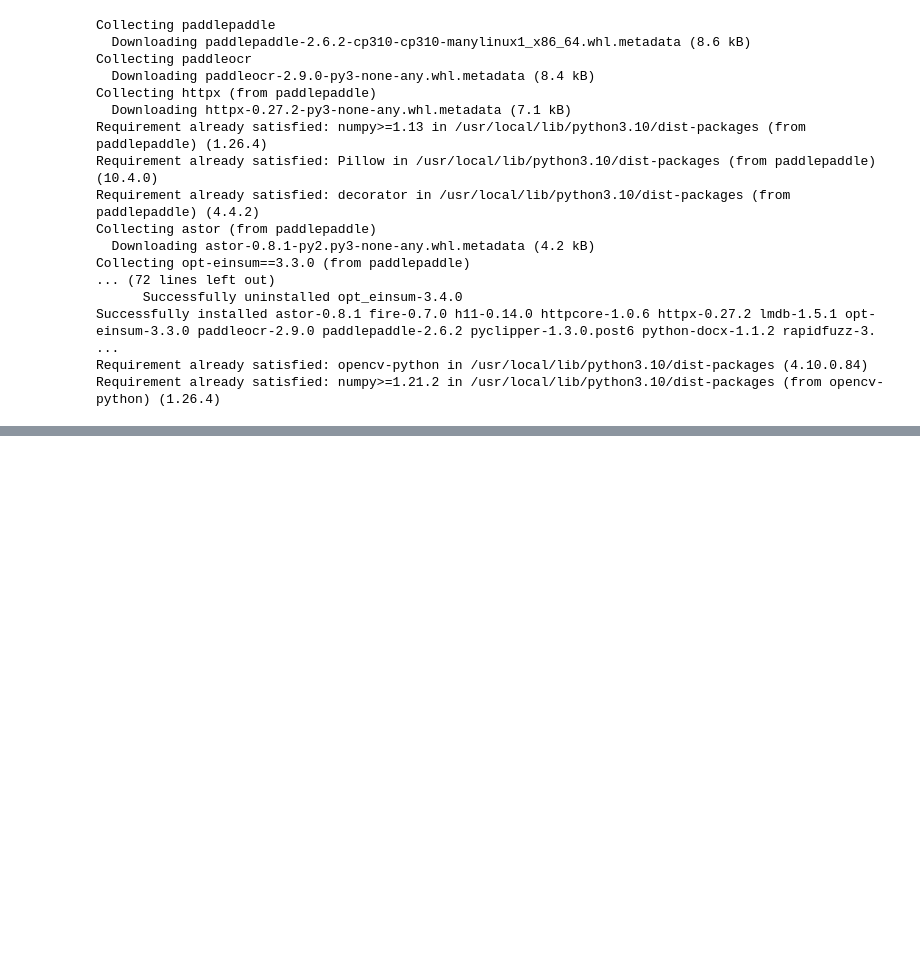
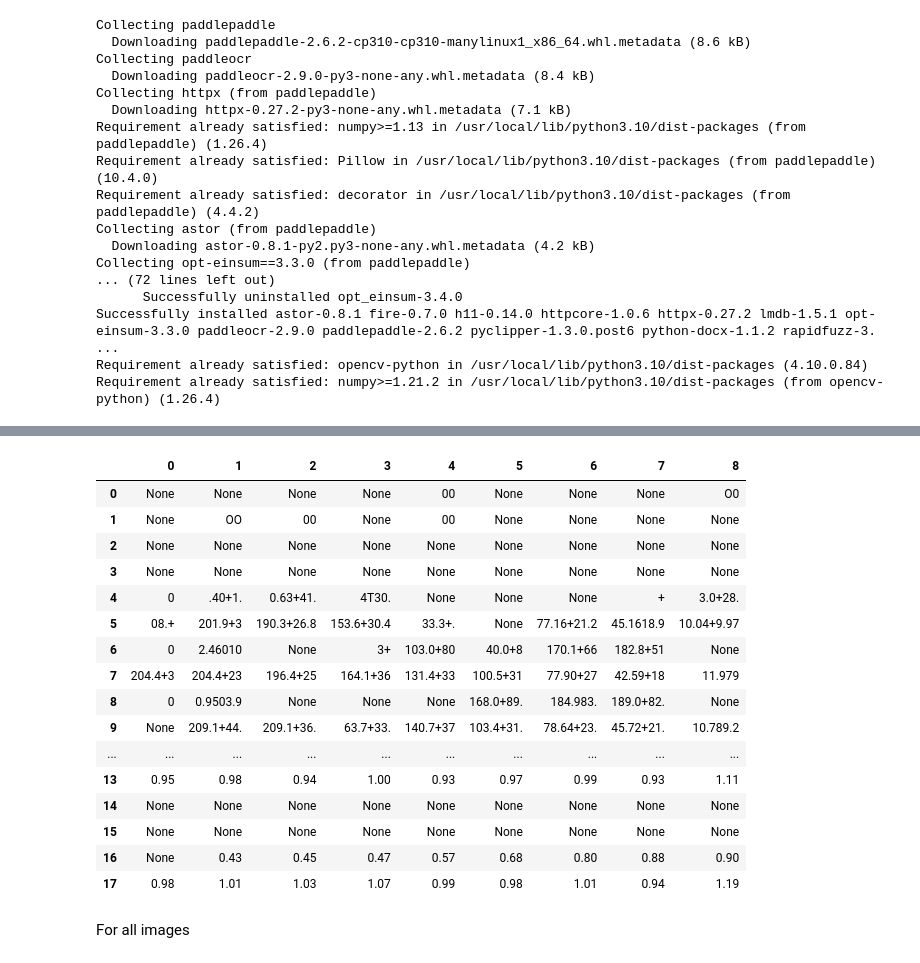
Before and after one commit to Jehan98/week_3_assignment, a Jupyter notebook: week_3_assign.ipynb, the cells around one changed output, grey strips where cells are left out. Saved outputs shown, nothing was run; the diff lists cells and outputs as text; code cells hidden in the pictures; blank space fills up the shorter version.

```diff
--- a/week_3_assign.ipynb
+++ b/week_3_assign.ipynb
@@ -547,0 +466,26 @@ Table data extracted and saved to extracted_table_data.csv
+# %%
+def pil_to_cv2(pil_image):
+    return cv2.cvtColor(np.array(pil_image), cv2.COLOR_RGB2BGR)
+# %%
+num_rows = len(table_structure_outs[0][0].tolist())
+num_cols = len(table_structure_outs[0][2].tolist())
+
+data = []
+for i in range(num_rows):
+  tmp_lst = []
+  for j in range(num_cols):
+    idx = i*num_cols + j
+    print(idx)
+    img = table_images[0].crop(sorted_cells[idx])
+    img = pil_to_cv2(img)
+    results = ocr.ocr(img, cls=True)
+    for result in results:
+      if result is None:
+        tmp_lst.append(None)
+      else:
+        tmp_str = ""
+        for result_ in result:
+          tmp_str = tmp_str + result_[-1][0]
+        tmp_lst.append(tmp_str)
+    print(tmp_lst)
+  data.append(tmp_lst)
@@ -547,0 +530,22 @@ Table data extracted and saved to extracted_table_data.csv
+# %%
+df = pd.DataFrame(data)
+# %%
+df
+# %% [output]
+|  | 0 | 1 | 2 | 3 | 4 | 5 | 6 | 7 | 8 |
+| 0 | None | None | None | None | 00 | None | None | None | O0 |
+| 1 | None | OO | 00 | None | 00 | None | None | None | None |
+| 2 | None | None | None | None | None | None | None | None | None |
+| 3 | None | None | None | None | None | None | None | None | None |
+| 4 | 0 | .40+1. | 0.63+41. | 4T30. | None | None | None | + | 3.0+28. |
+| 5 | 08.+ | 201.9+3 | 190.3+26.8 | 153.6+30.4 | 33.3+. | None | 77.16+21.2 | 45.1618.9 | 10.04+9.97 |
+| 6 | 0 | 2.46010 | None | 3+ | 103.0+80 | 40.0+8 | 170.1+66 | 182.8+51 | None |
+| 7 | 204.4+3 | 204.4+23 | 196.4+25 | 164.1+36 | 131.4+33 | 100.5+31 | 77.90+27 | 42.59+18 | 11.979 |
+| 8 | 0 | 0.9503.9 | None | None | None | 168.0+89. | 184.983. | 189.0+82. | None |
+| 9 | None | 209.1+44. | 209.1+36. | 63.7+33. | 140.7+37 | 103.4+31. | 78.64+23. | 45.72+21. | 10.789.2 |
+| ... | ... | ... | ... | ... | ... | ... | ... | ... | ... |
+| 13 | 0.95 | 0.98 | 0.94 | 1.00 | 0.93 | 0.97 | 0.99 | 0.93 | 1.11 |
+| 14 | None | None | None | None | None | None | None | None | None |
+| 15 | None | None | None | None | None | None | None | None | None |
+| 16 | None | 0.43 | 0.45 | 0.47 | 0.57 | 0.68 | 0.80 | 0.88 | 0.90 |
+| 17 | 0.98 | 1.01 | 1.03 | 1.07 | 0.99 | 0.98 | 1.01 | 0.94 | 1.19 |
@@ -547,0 +554,2 @@ Table data extracted and saved to extracted_table_data.csv
+# %% [markdown]
+For all images
```
Also changed, not shown: parts of 24 cells of this notebook.
